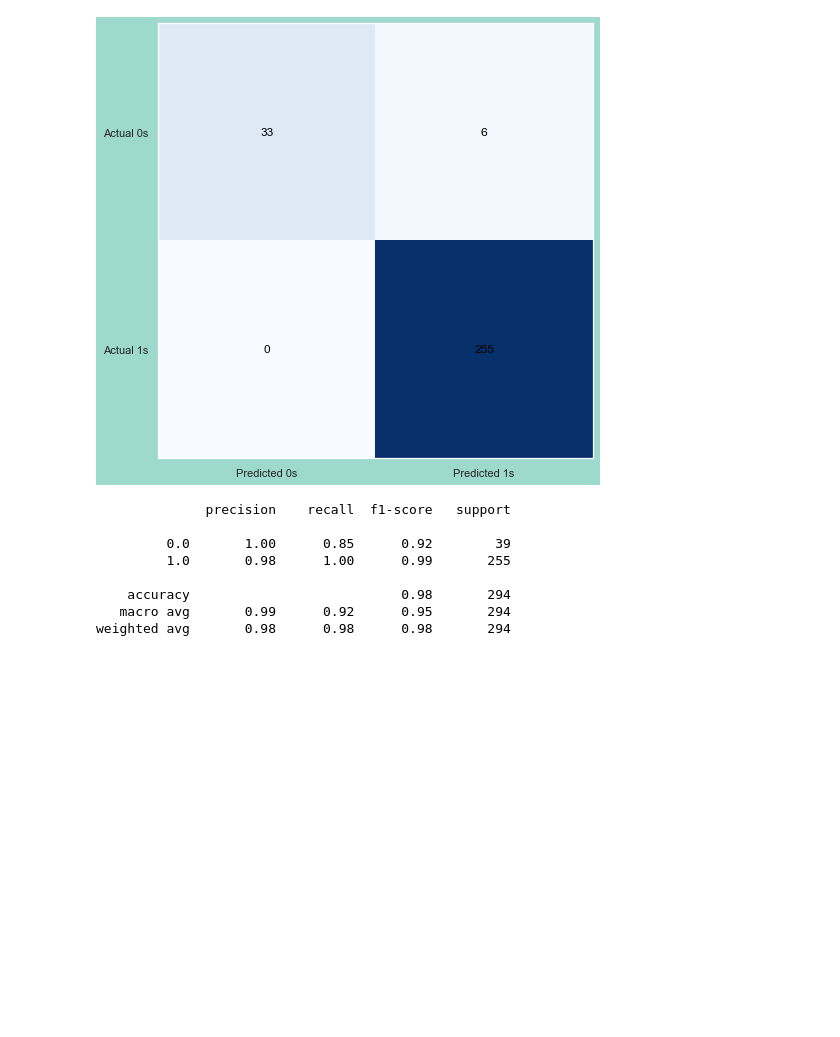
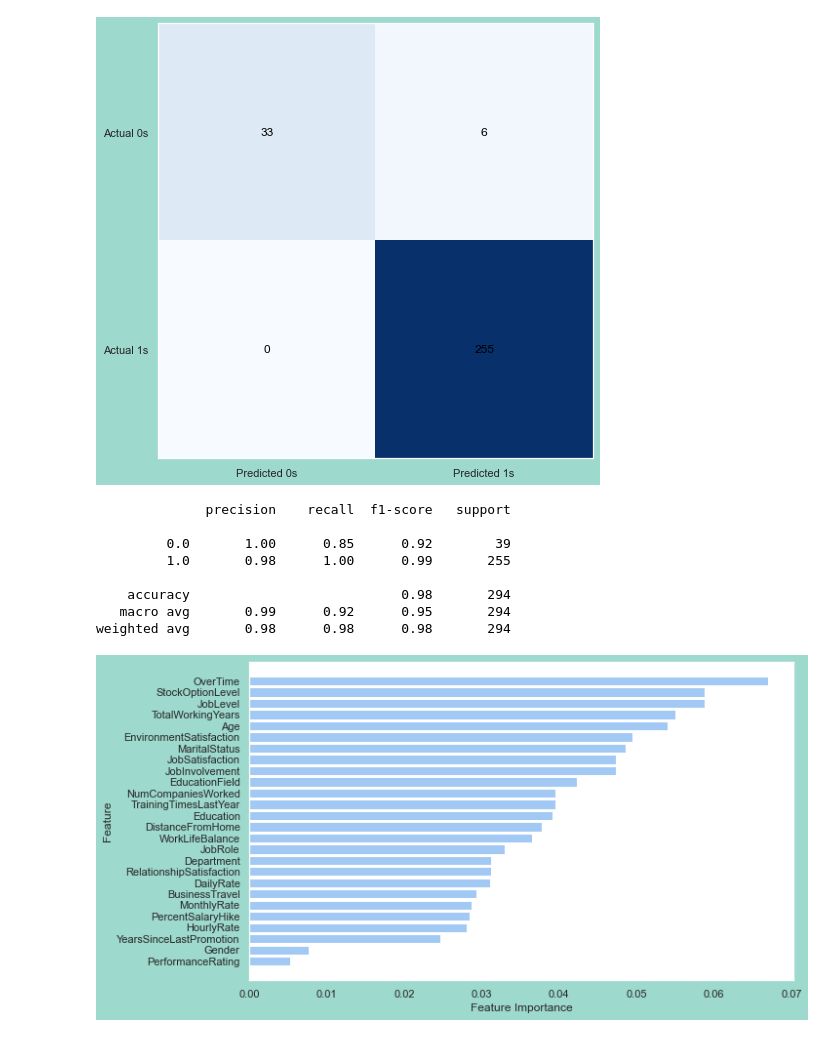
Before and after one commit to XinheChenCora/ibm-attrition-analysis, a Jupyter notebook: attrition2/main.ipynb, the cells around one changed output. Saved outputs shown, nothing was run; the diff lists cells and outputs as text; code cells hidden in the pictures; blank space fills up the shorter version.

Commit message:
add: graph for importance

```diff
--- a/attrition2/main.ipynb
+++ b/attrition2/main.ipynb
@@ -599,3 +599,29 @@ print(classification_report(y_test, gb_pred))
     accuracy                           0.98       294
    macro avg       0.99      0.92      0.95       294
 weighted avg       0.98      0.98      0.98       294
+# %%
+import matplotlib.pyplot as plt
+
+# 获取特征重要性
+feature_importance = gb.feature_importances_
+
+# 将特征重要性与特征名称一起存储在元组列表中
+feature_importance_tuples = [
+    (feature, importance) for feature, importance in zip(X.columns, feature_importance)
+]
+
+# 按特征重要性降序排序元组列表
+feature_importance_tuples.sort(key=lambda x: x[1])
+
+# 提取排序后的特征和重要性
+sorted_features, sorted_importance = zip(*feature_importance_tuples)
+
+
+plt.figure(figsize=(10, 6))
+plt.barh(range(len(sorted_importance)), sorted_importance, align="center")
+plt.yticks(range(len(sorted_importance)), sorted_features)
+plt.xlabel("Feature Importance")
+plt.ylabel("Feature")
+plt.show()
+# %% [output]
+[figure, added]
```
